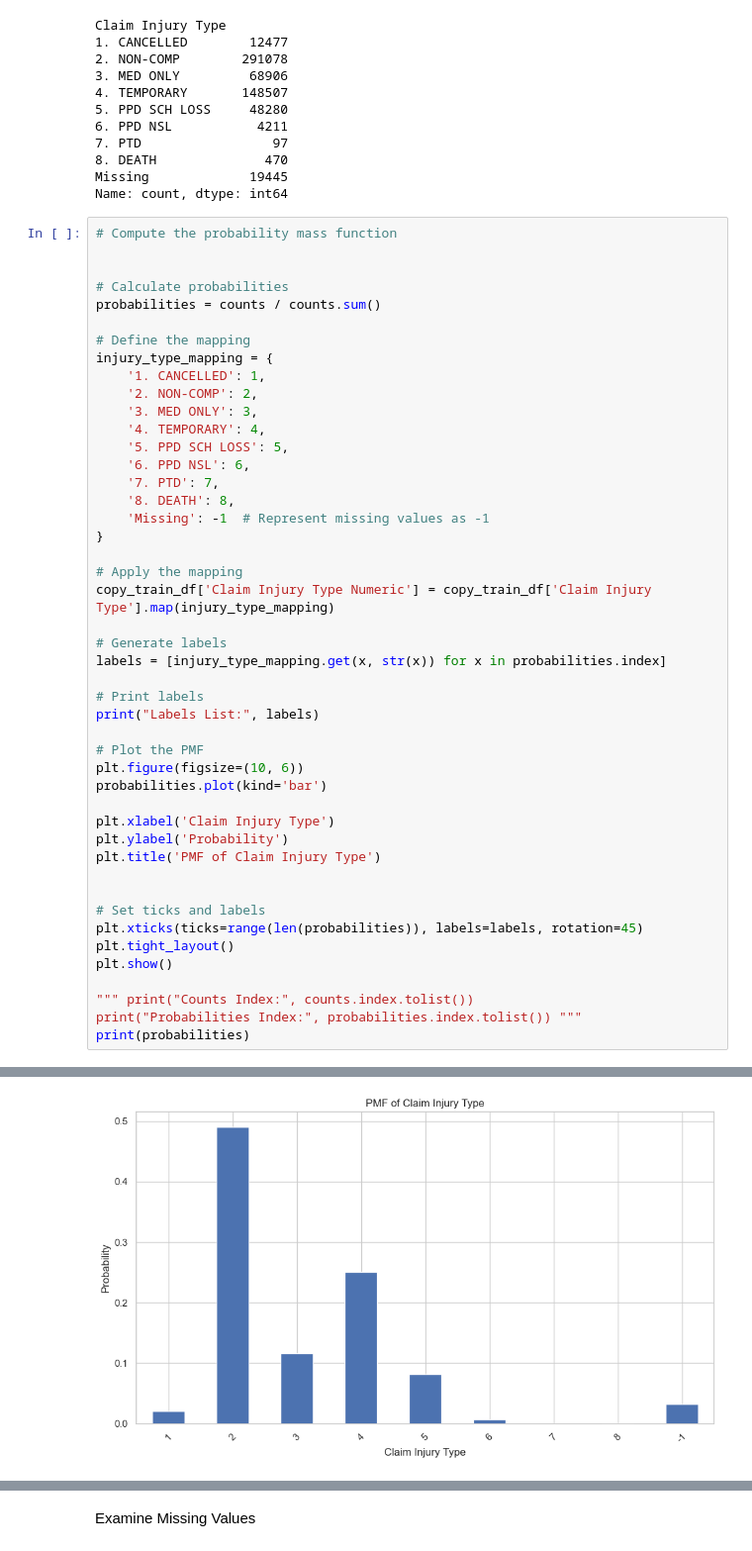
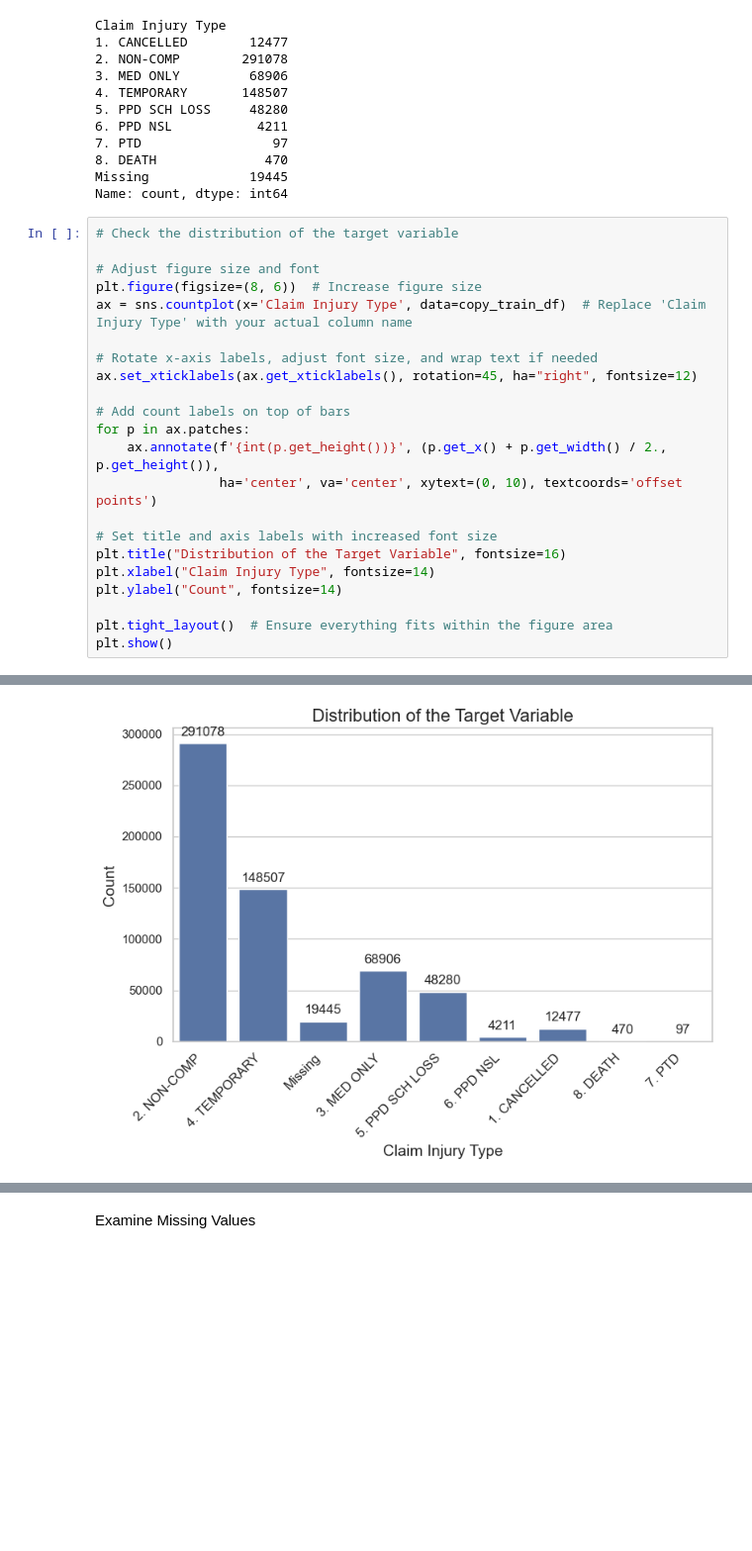
Before and after one commit to LenaHermann/ML_Project_Group52, a Jupyter notebook: alex_EDA.ipynb, the cells around one changed output, grey strips where cells are left out. Shown at 99% size. Saved outputs shown, nothing was run; the diff lists cells and outputs as text; blank space fills up the shorter version.

```diff
--- a/alex_EDA.ipynb
+++ b/alex_EDA.ipynb
@@ -145,49 +134,25 @@ Claim Injury Type
 Missing             19445
 Name: count, dtype: int64
 # %%
-# Compute the probability mass function
+# Check the distribution of the target variable
 
+# Adjust figure size and font
+plt.figure(figsize=(8, 6))  # Increase figure size
+ax = sns.countplot(x='Claim Injury Type', data=copy_train_df)  # Replace 'Claim Injury Type' with your actual column name
 
-# Calculate probabilities
-probabilities = counts / counts.sum()
+# Rotate x-axis labels, adjust font size, and wrap text if needed
+ax.set_xticklabels(ax.get_xticklabels(), rotation=45, ha="right", fontsize=12)
 
-# Define the mapping
-injury_type_mapping = {
-    '1. CANCELLED': 1,
-    '2. NON-COMP': 2,
-    '3. MED ONLY': 3,
-    '4. TEMPORARY': 4,
-    '5. PPD SCH LOSS': 5,
-    '6. PPD NSL': 6,
-    '7. PTD': 7,
-    '8. DEATH': 8,
-    'Missing': -1  # Represent missing values as -1
-}
+# Add count labels on top of bars
+for p in ax.patches:
+    ax.annotate(f'{int(p.get_height())}', (p.get_x() + p.get_width() / 2., p.get_height()),
+                ha='center', va='center', xytext=(0, 10), textcoords='offset points')
 
-# Apply the mapping
-copy_train_df['Claim Injury Type Numeric'] = copy_train_df['Claim Injury Type'].map(injury_type_mapping)
+# Set title and axis labels with increased font size
+plt.title("Distribution of the Target Variable", fontsize=16)
+plt.xlabel("Claim Injury Type", fontsize=14)
+plt.ylabel("Count", fontsize=14)
 
-# Generate labels
-labels = [injury_type_mapping.get(x, str(x)) for x in probabilities.index]
-
-# Print labels
-print("Labels List:", labels)
-
-# Plot the PMF
-plt.figure(figsize=(10, 6))
-probabilities.plot(kind='bar')
-
-plt.xlabel('Claim Injury Type')
-plt.ylabel('Probability')
-plt.title('PMF of Claim Injury Type')
-
-
-# Set ticks and labels
-plt.xticks(ticks=range(len(probabilities)), labels=labels, rotation=45)
-plt.tight_layout()
+plt.tight_layout()  # Ensure everything fits within the figure area
 plt.show()
-
-""" print("Counts Index:", counts.index.tolist())
-print("Probabilities Index:", probabilities.index.tolist()) """
-print(probabilities)
 # %% [output]
@@ -195 +159 @@ Labels List: [1, 2, 3, 4, 5, 6, 7, 8, -1]
-[figure, old version]
+[figure, new version]
```
Also changed, not shown: parts of 47 cells of this notebook, 1 other file.
